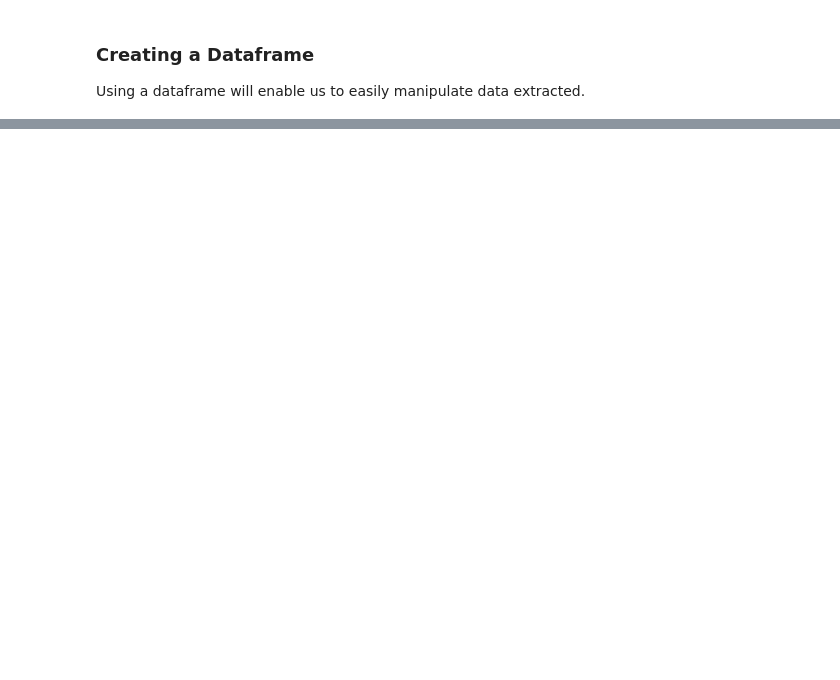
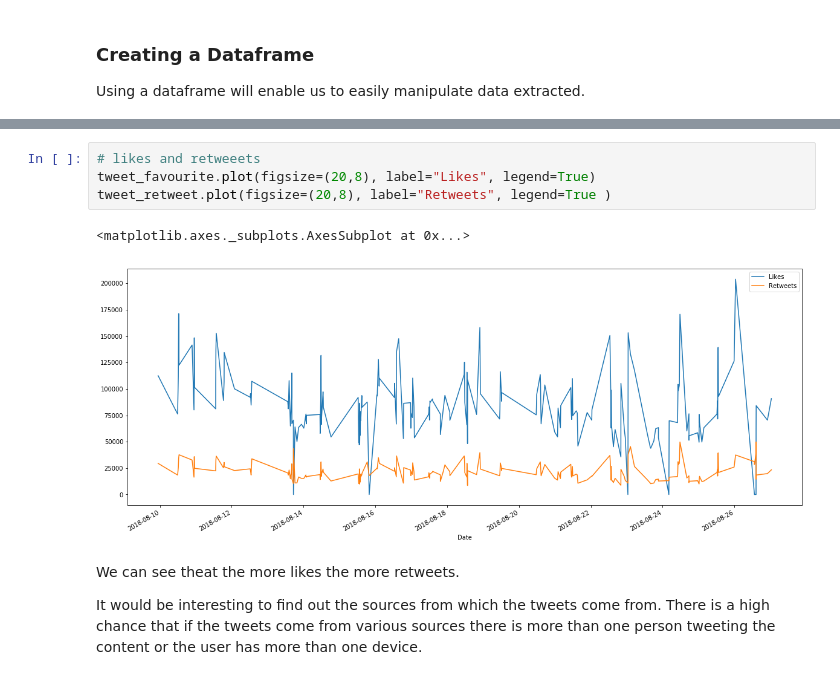
Before and after one commit to muokicaleb/Sentimental_Analysis, a Jupyter notebook: Trump_Tweets_Sentiment_Analysis.ipynb, the cells around one changed output, grey strips where cells are left out. Drawn from its saved outputs; the diff is of its cells as text; blank space fills up the shorter version.

```diff
--- a/Trump_Tweets_Sentiment_Analysis.ipynb
+++ b/Trump_Tweets_Sentiment_Analysis.ipynb
@@ -109,0 +160,10 @@ display(data.head(10))
+# %%
+# likes and retweeets
+tweet_favourite.plot(figsize=(20,8), label="Likes", legend=True)
+tweet_retweet.plot(figsize=(20,8), label="Retweets", legend=True )
+# %% [output]
+<matplotlib.axes._subplots.AxesSubplot at 0x...>
+[figure, added]
+# %% [markdown]
+<p>We can see theat the more likes the more retweets. </p>
+<p>It would be interesting to find out the sources from which the tweets come from. There is a high chance that if the tweets come from various sources there is more than one person tweeting the content or the user has more than one device.</p>
```
Also changed, not shown: parts of 13 cells of this notebook.
